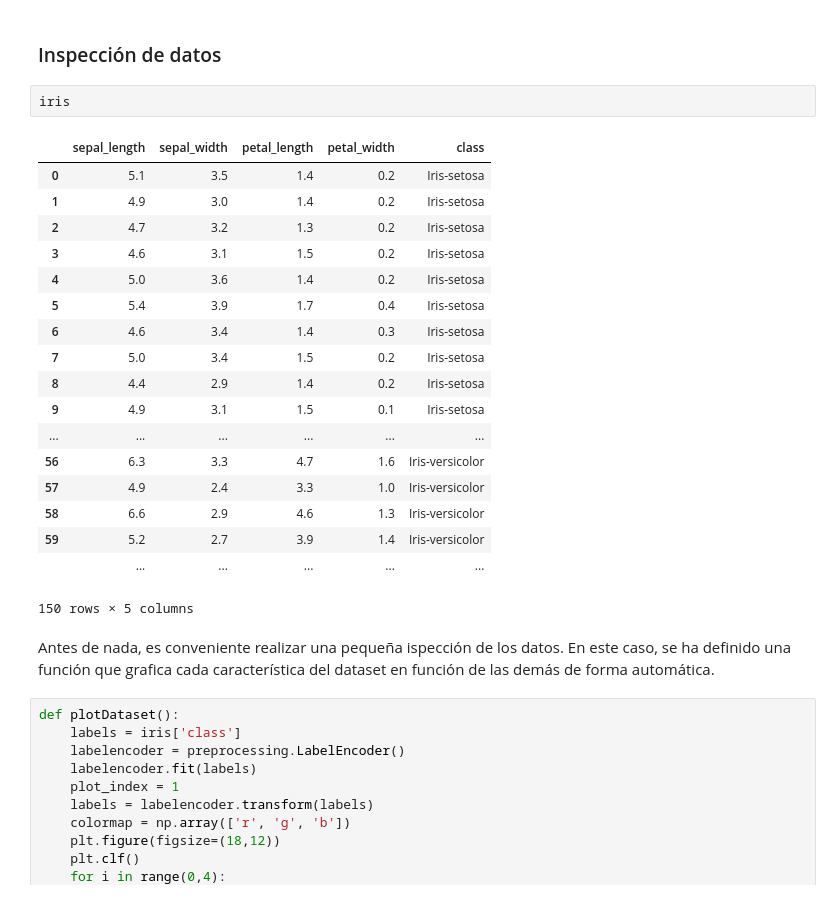
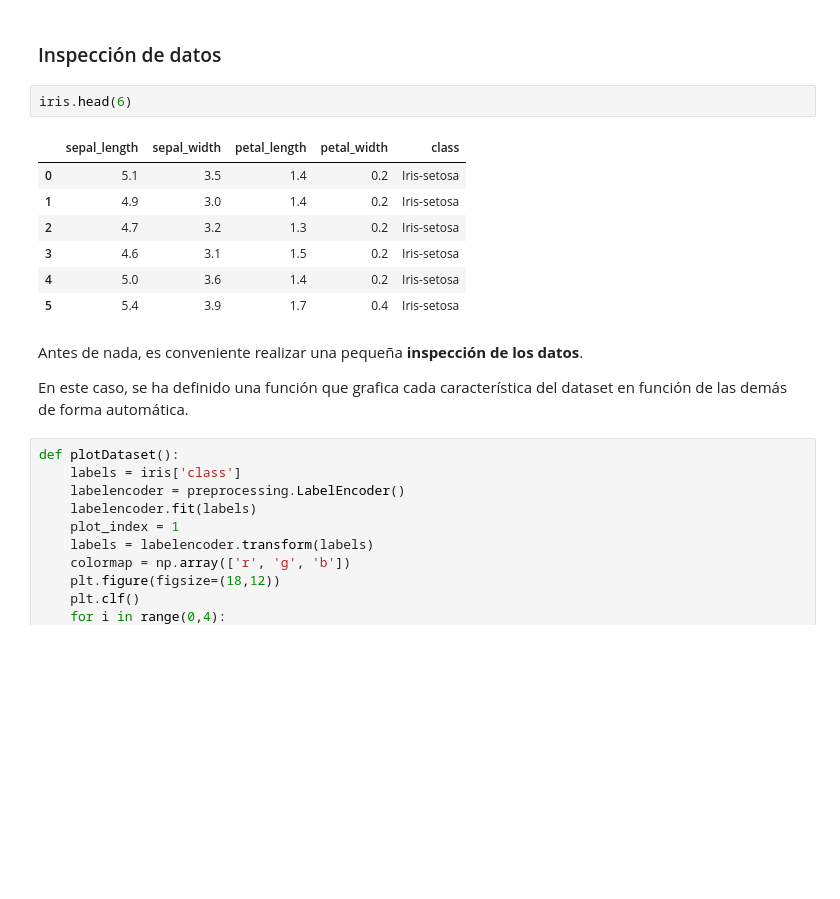
Before and after one commit to MarioPerezEsteso/Python-Machine-Learning, a Jupyter notebook: iris/iris.ipynb, the cells around one changed output. Drawn from its saved outputs; the diff is of its cells as text; blank space fills up the shorter version.

```diff
--- a/iris/iris.ipynb
+++ b/iris/iris.ipynb
@@ -23,28 +25,19 @@ iris = pd.read_csv('data/iris.data', names = columns)
 # %% [markdown]
 ### Inspección de datos
 # %%
-iris
+iris.head(6)
 # %% [output]
 |  | sepal_length | sepal_width | petal_length | petal_width | class |
 | 0 | 5.1 | 3.5 | 1.4 | 0.2 | Iris-setosa |
 | 1 | 4.9 | 3.0 | 1.4 | 0.2 | Iris-setosa |
 | 2 | 4.7 | 3.2 | 1.3 | 0.2 | Iris-setosa |
 | 3 | 4.6 | 3.1 | 1.5 | 0.2 | Iris-setosa |
 | 4 | 5.0 | 3.6 | 1.4 | 0.2 | Iris-setosa |
 | 5 | 5.4 | 3.9 | 1.7 | 0.4 | Iris-setosa |
-| 6 | 4.6 | 3.4 | 1.4 | 0.3 | Iris-setosa |
-| 7 | 5.0 | 3.4 | 1.5 | 0.2 | Iris-setosa |
-| 8 | 4.4 | 2.9 | 1.4 | 0.2 | Iris-setosa |
-| 9 | 4.9 | 3.1 | 1.5 | 0.1 | Iris-setosa |
-| ... | ... | ... | ... | ... | ... |
-| 56 | 6.3 | 3.3 | 4.7 | 1.6 | Iris-versicolor |
-| 57 | 4.9 | 2.4 | 3.3 | 1.0 | Iris-versicolor |
-| 58 | 6.6 | 2.9 | 4.6 | 1.3 | Iris-versicolor |
-| 59 | 5.2 | 2.7 | 3.9 | 1.4 | Iris-versicolor |
-|  | ... | ... | ... | ... | ... |
-150 rows × 5 columns
 # %% [markdown]
-Antes de nada, es conveniente realizar una pequeña ispección de los datos. En este caso, se ha definido una función que grafica cada característica del dataset en función de las demás de forma automática.
+Antes de nada, es conveniente realizar una pequeña **inspección de los datos**.
+
+En este caso, se ha definido una función que grafica cada característica del dataset en función de las demás de forma automática.
 # %%
 def plotDataset():
     labels = iris['class']
```
Also changed, not shown: parts of 14 cells of this notebook.
